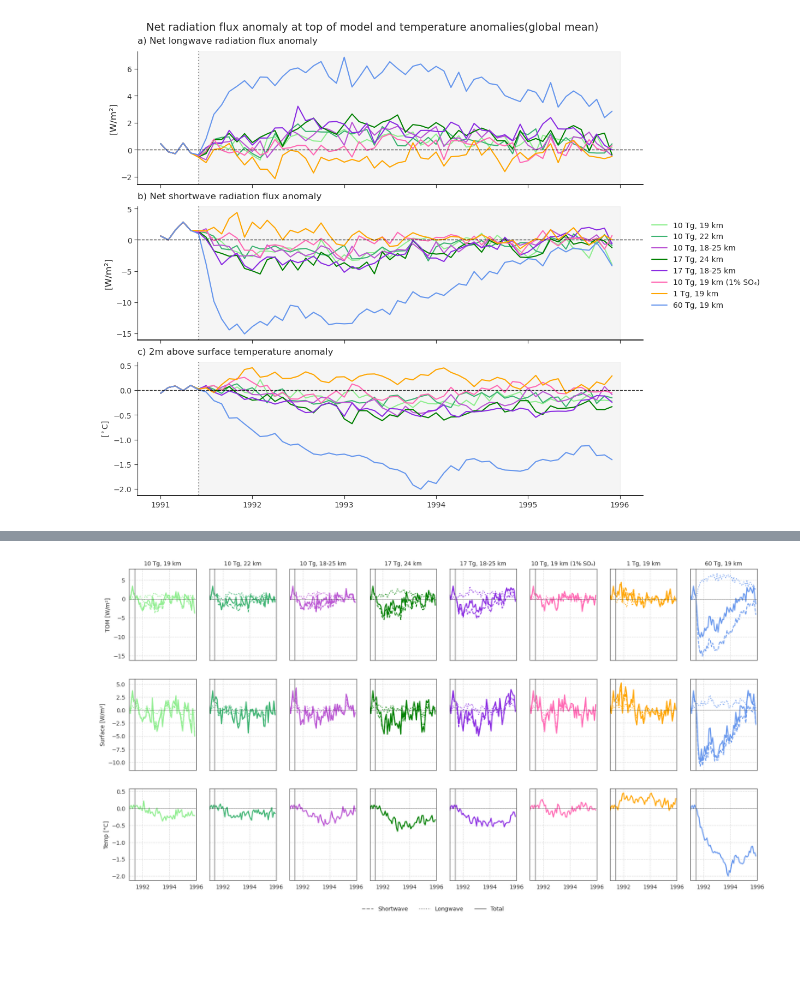
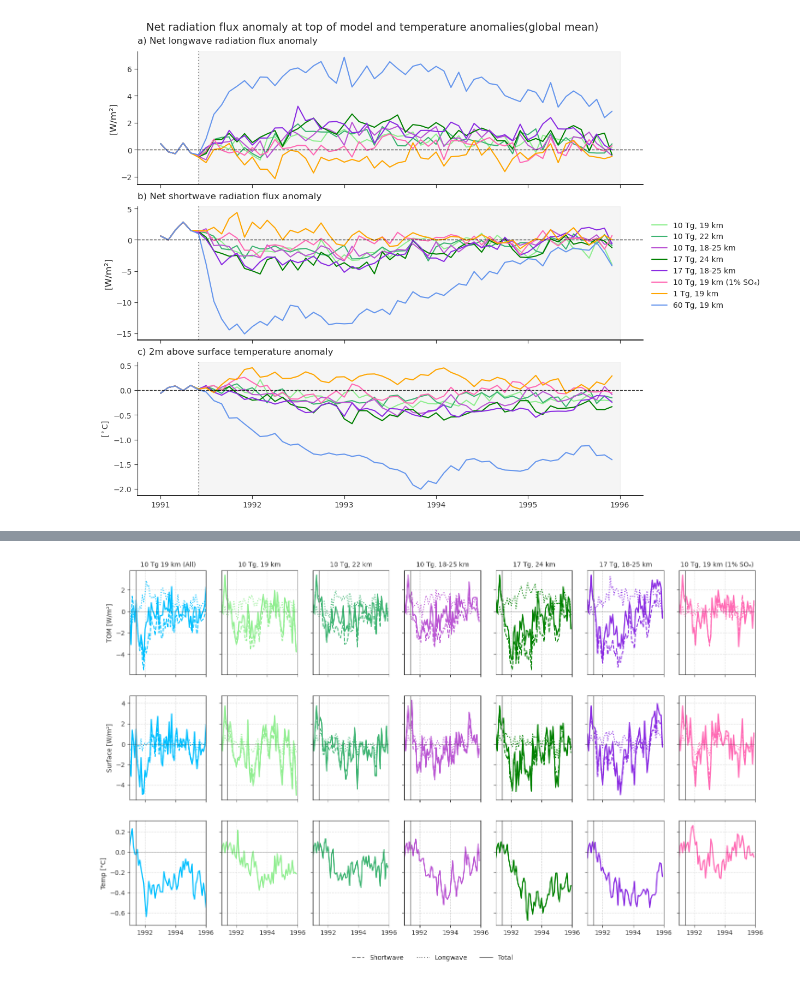
Before and after one commit to EliHHogemo/master_thesis, a Jupyter notebook: radiation.ipynb, the cells around one changed output, grey strips where cells are left out. Drawn from its saved outputs; the diff is of its cells as text; code cells hidden in the pictures; blank space fills up the shorter version.

```diff
--- a/radiation.ipynb
+++ b/radiation.ipynb
@@ -539,6 +539,9 @@ t_60tg = t_60tg.assign_coords(time=shifted_time_60tg)
 temp_ctrl = t_19["TREFHT"].weighted(weighted_lat).mean(dim=["lat", "lon"]) - 273.15
 baseline = temp_ctrl.sel(time=slice("1986-01", "1990-12"))
 base = baseline.groupby("time.month").mean("time")
+
+temp_19 = temp_ctrl.sel(time=slice("1991-01", "1996-01"))
+temp_19_anom = temp_19.groupby("time.month") - base
 # %%
 temp_19_c = t_19_c["TREFHT"].weighted(weighted_lat_19_c).mean(dim = ["lat", "lon"]) -273.15
 t_anom_19_c = temp_19_c.groupby("time.month") - base
@@ -638,7 +641,7 @@ total_tom = netswtom - netlwtom
 baseline_total = total_tom.sel(time=slice("1986-01", "1990-12")).groupby("time.month").mean("time")
 
 total_tom_19 = (netswtom - netlwtom).groupby("time.month") - baseline_total
-total_tom_19 = total_tom_19.sel(time=slice("1991", "1996"))
+total_tom_19 = total_tom_19.sel(time=slice("1991-01", "1996-01"))
 total_tom_19_c = (netswtom_19_c - netlwtom_19_c).groupby("time.month") - baseline_total
 total_tom_22 = (netswtom_22 - netlwtom_22).groupby("time.month") - baseline_total
 total_tom_24 = (netswtom_24 - netlwtom_24).groupby("time.month") - baseline_total
@@ -652,7 +655,7 @@ total_surf = netswsurf + netlwsurf
 baseline_total = total_surf.sel(time=slice("1986-01", "1990-12")).groupby("time.month").mean("time")
 
 total_surf_19 = (netswsurf + netlwsurf).groupby("time.month") - baseline_total
-total_surf_19 = total_surf_19.sel(time=slice("1991", "1996"))
+total_surf_19 = total_surf_19.sel(time=slice("1991-01", "1996-01"))
 total_surf_19_c = (netswsurf_19_c + netlwsurf_19_c).groupby("time.month") - baseline_total
 total_surf_22 = (netswsurf_22 + netlwsurf_22).groupby("time.month") - baseline_total
 total_surf_24 = (netswsurf_24 + netlwsurf_24).groupby("time.month") - baseline_total
@@ -779,13 +869,14 @@ plt.show()
 # %%
 experiments = [
+    (netswtom_anom, netlwtom_anom, total_tom_19, netswsurf_anom, netlwsurf_anom, total_surf_19, temp_19_anom, "deepskyblue", "10 Tg 19 km (All)"),
     (netswtom_19_c_anom, netlwtom_19_c_anom, total_tom_19_c, netswsurf_19_c_anom, netlwsurf_19_c_anom, total_surf_19_c, t_anom_19_c, "lightgreen", "10 Tg, 19 km"),
     (netswtom_22_anom, netlwtom_22_anom, total_tom_22,  netswsurf_22_anom, netlwsurf_22_anom, total_surf_22, t_anom_22, "mediumseagreen", "10 Tg, 22 km"),
     (netswtom_1825_anom, netlwtom_1825_anom, total_tom_1825, netswsurf_1825_anom, netlwsurf_1825_anom, total_surf_1825, t_anom_1825, "mediumorchid", "10 Tg, 18-25 km"),
     (netswtom_24_anom, netlwtom_24_anom, total_tom_24, netswsurf_24_anom, netlwsurf_24_anom, total_surf_24, t_anom_24, "green", "17 Tg, 24 km"),
     (netswtom_1825_17tg_anom, netlwtom_1825_17tg_anom, total_tom_1825_17tg, netswsurf_1825_17tg_anom, netlwsurf_1825_17tg_anom, total_surf_1825_17tg, t_anom_1825_17tg, "blueviolet", "17 Tg, 18-25 km"),
     (netswtom_1pr_anom, netlwtom_1pr_anom, total_tom_1pr, netswsurf_1pr_anom, netlwsurf_1pr_anom, total_surf_1pr, t_anom_1pr, "hotpink", "10 Tg, 19 km (1% SO₄)"),
-    (netswtom_1tg_anom, netlwtom_1tg_anom, total_tom_1tg, netswsurf_1tg_anom, netlwsurf_1tg_anom, total_surf_1tg, t_anom_1tg, "orange", "1 Tg, 19 km"),
-    (netswtom_60tg_anom, netlwtom_60tg_anom, total_tom_60tg, netswsurf_60tg_anom, netlwsurf_60tg_anom, total_surf_60tg, t_anom_60tg, "cornflowerblue", "60 Tg, 19 km")
+   # (netswtom_1tg_anom, netlwtom_1tg_anom, total_tom_1tg, netswsurf_1tg_anom, netlwsurf_1tg_anom, total_surf_1tg, t_anom_1tg, "orange", "1 Tg, 19 km"),
+   # (netswtom_60tg_anom, netlwtom_60tg_anom, total_tom_60tg, netswsurf_60tg_anom, netlwsurf_60tg_anom, total_surf_60tg, t_anom_60tg, "cornflowerblue", "60 Tg, 19 km")
 ]
 
 num_exps = len(experiments)
@@ -804,31 +895,31 @@ for i, (sw_t, lw_t, tot_t, sw_s, lw_s, tot_s, tmp, color, name) in enumerate(exp
     sw_s.plot(ax=ax_surf, color=color, ls="--")
     lw_s.plot(ax=ax_surf, color=color, ls=":")
     tot_s.plot(ax=ax_surf, color=color, ls="-", lw=1.8)
     ax_surf.set_title("")
 
     ax_temp = axes[2, i]
     tmp.plot(ax=ax_temp, color=color, lw=1.8)
     ax_temp.set_title("")
 
     for ax in [ax_tom, ax_surf, ax_temp]:
         ax.grid(True, linestyle='--', alpha=0.7)
         ax.axvline(x=eruption_date, color="gray", linestyle="-", lw=1.5, alpha=0.8)
 
         ax.axhline(0, color="black", lw=0.6, alpha=0.4)
         ax.set_xlabel("")
         ax.set_ylabel("")
         ax.set_xlim(start_date, end_date)
 
 axes[0, 0].set_ylabel("TOM [W/m²]", fontsize=10)
 axes[1, 0].set_ylabel("Surface [W/m²]", fontsize=10)
 axes[2, 0].set_ylabel("Temp [°C]", fontsize=10)
 
 custom_lines = [Line2D([0], [0], color='gray', ls='--'),
                 Line2D([0], [0], color='gray', ls=':'),
                 Line2D([0], [0], color='gray', ls='-')]
 fig.legend(custom_lines, ['Shortwave', 'Longwave', 'Total'],
            loc='lower center', ncol=3, frameon=False, bbox_to_anchor=(0.5, 0.02))
 
 plt.show()
 # %% [output]
-[figure, old version]
+[figure, new version]
```
Also changed, not shown: parts of 4 cells of this notebook, 4 other files.
